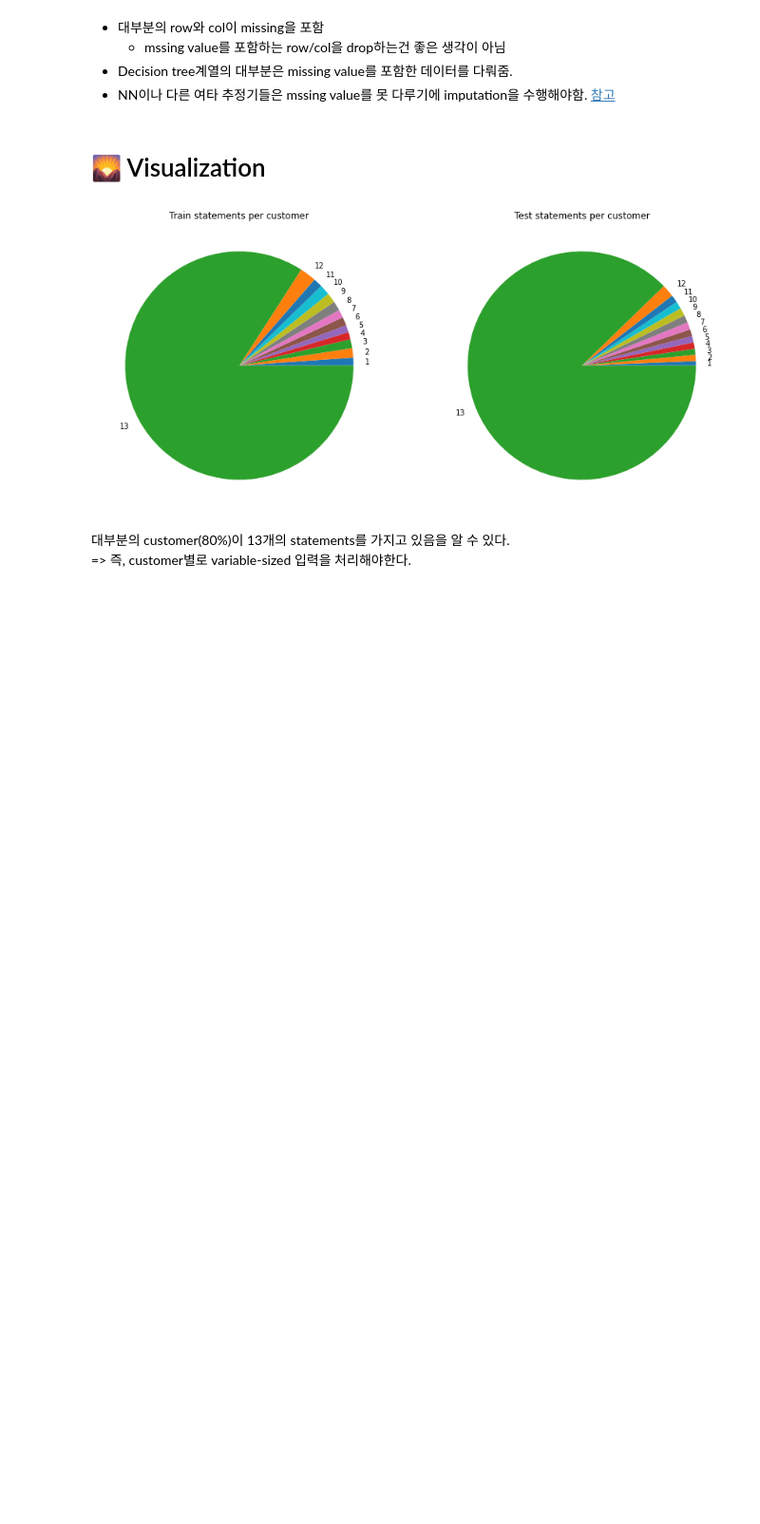
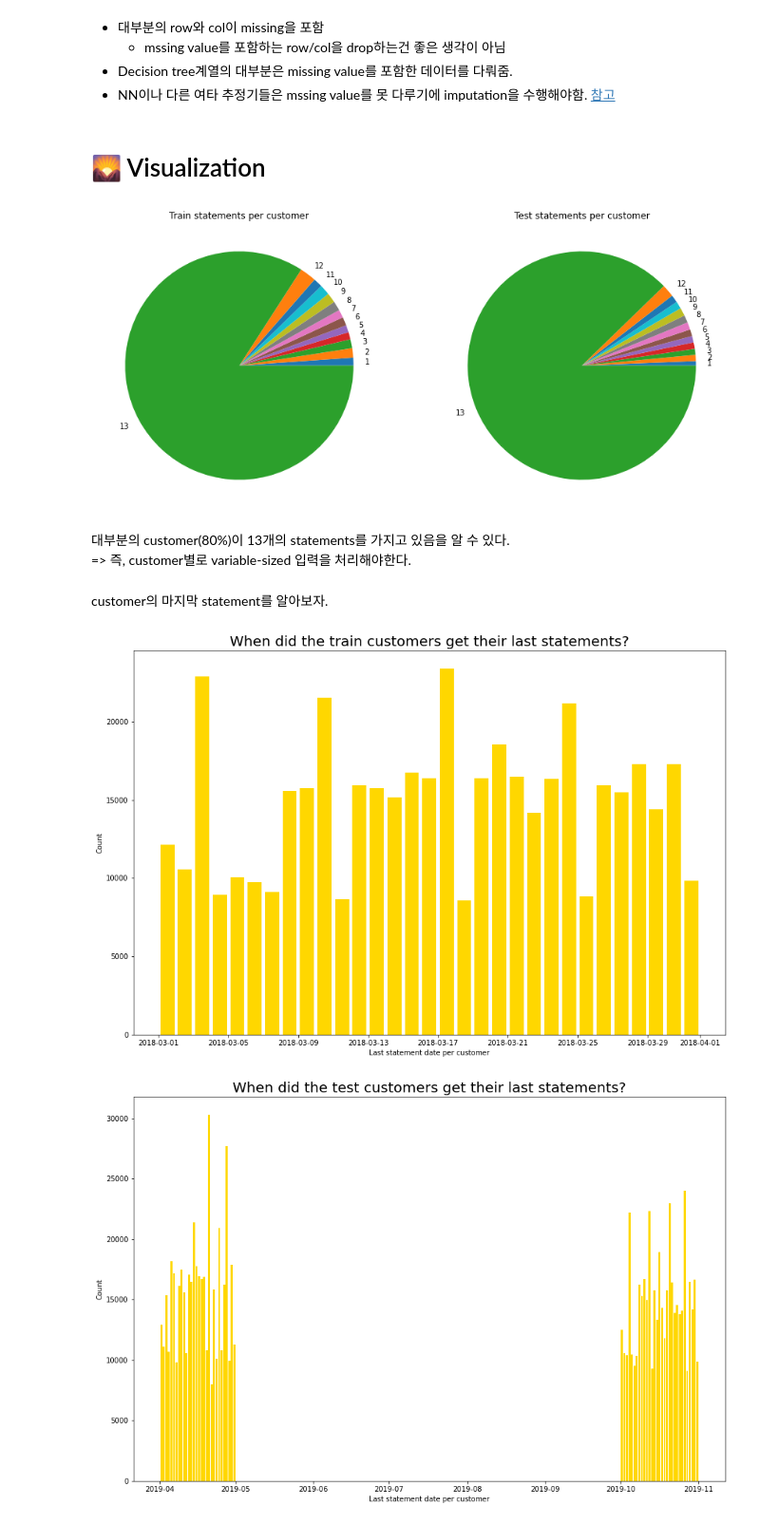
Before and after one commit to YeonghyeonKim/kaggle_2022American-Express-Default-Prediction, a Jupyter notebook: amex-eda.ipynb, the cells around one changed output. Shown at 95% size. Drawn from its saved outputs; the diff is of its cells as text; code cells hidden in the pictures; blank space fills up the shorter version.

```diff
--- a/amex-eda.ipynb
+++ b/amex-eda.ipynb
@@ -146,3 +146,25 @@ plt.show()
 # %% [markdown]
 대부분의 customer(80%)이 13개의 statements를 가지고 있음을 알 수 있다.
 => 즉, customer별로 variable-sized 입력을 처리해야한다.
+# %% [markdown]
+customer의 마지막 statement를 알아보자.
+# %%
+tmp = train_data.S_2.groupby(train_data.customer_ID).max()
+plt.figure(figsize=(15,10))
+plt.hist(tmp, bins=pd.date_range("2018-03-01", "2018-04-01", freq='d'), rwidth=0.8, color='#ffd700')
+plt.title('When did the train customers get their last statements?', fontsize=20)
+plt.xlabel('Last statement date per customer')
+plt.ylabel('Count')
+plt.show()
+del tmp
+tmp = test_data.S_2.groupby(test_data.customer_ID).max()
+plt.figure(figsize=(15,10))
+plt.hist(tmp, bins=pd.date_range("2019-04-01", "2019-11-01", freq='d'), rwidth=0.8, color='#ffd700')
+plt.title('When did the test customers get their last statements?', fontsize=20)
+plt.xlabel('Last statement date per customer')
+plt.ylabel('Count')
+plt.show()
+del tmp
+# %% [output]
+[figure, added]
+[figure, added]
```
Also changed, not shown: parts of 5 cells of this notebook.
